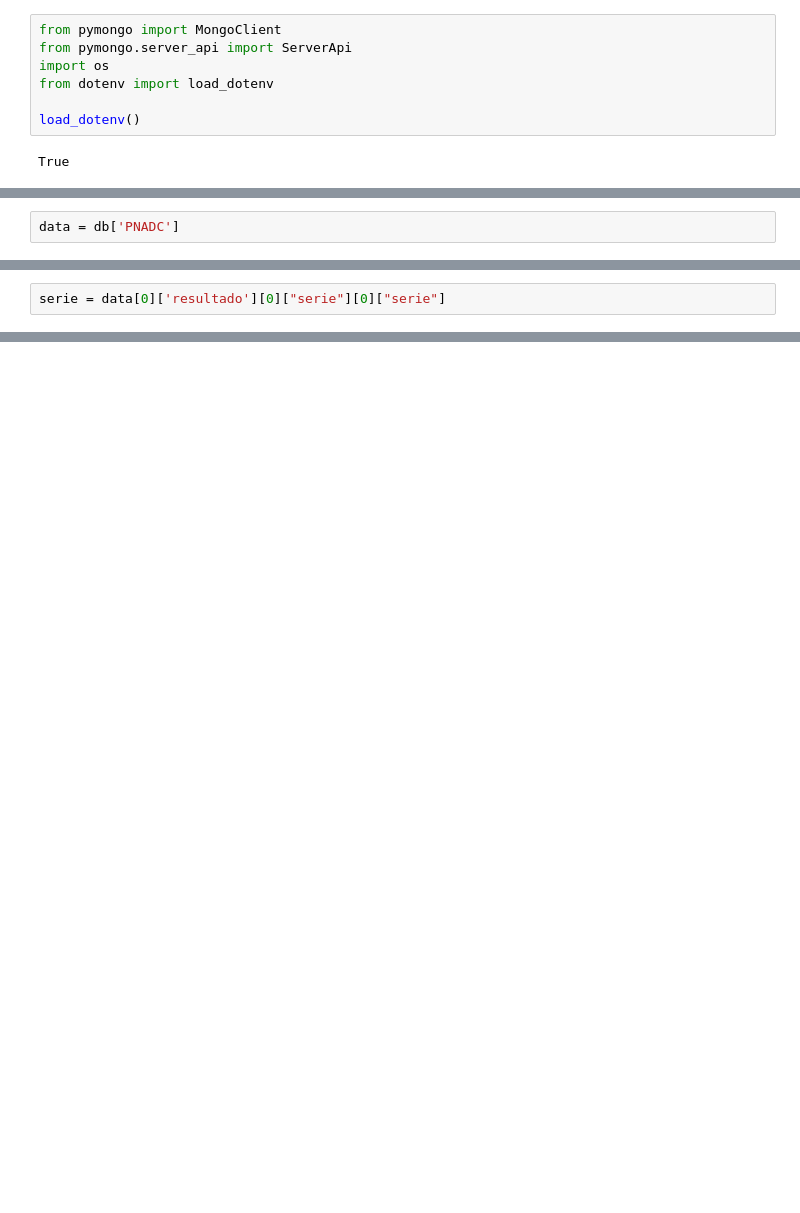
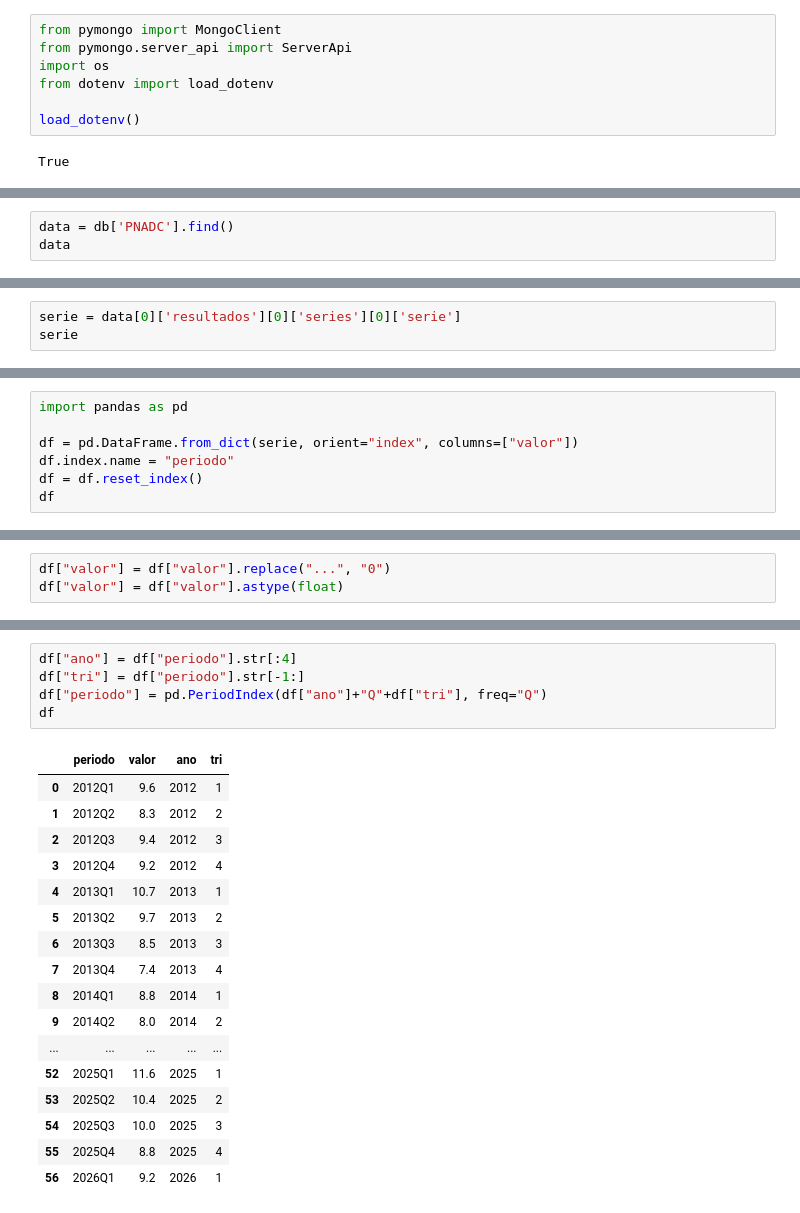
Before and after one commit to George-Gabryel/ProjEngDados202602-BD, a Jupyter notebook: transform.ipynb, the cells around one changed output, grey strips where cells are left out. Saved outputs shown, nothing was run; the diff lists cells and outputs as text; blank space fills up the shorter version.

```diff
--- a/transform.ipynb
+++ b/transform.ipynb
@@ -20,2 +20,3 @@ Database(MongoClient(host=['localhost:27017'], document_class=dict, tz_aware=Fal
 # %%
-data = db['PNADC']
+data = db['PNADC'].find()
+data
@@ -22,2 +25,3 @@ data = db['PNADC']
 # %%
-serie = data[0]['resultado'][0]["serie"][0]["serie"]
+serie = data[0]['resultados'][0]['series'][0]['serie']
+serie
@@ -31,0 +46,7 @@ df = pd.DataFrame.from_dict(serie, orient='idenx', colums = )
+# %%
+import pandas as pd
+
+df = pd.DataFrame.from_dict(serie, orient="index", columns=["valor"])
+df.index.name = "periodo"
+df = df.reset_index()
+df
@@ -31,0 +80,3 @@ df = pd.DataFrame.from_dict(serie, orient='idenx', colums = )
+# %%
+df["valor"] = df["valor"].replace("...", "0")
+df["valor"] = df["valor"].astype(float)
@@ -31,0 +95,23 @@ df = pd.DataFrame.from_dict(serie, orient='idenx', colums = )
+# %%
+df["ano"] = df["periodo"].str[:4]
+df["tri"] = df["periodo"].str[-1:]
+df["periodo"] = pd.PeriodIndex(df["ano"]+"Q"+df["tri"], freq="Q")
+df
+# %% [output]
+|  | periodo | valor | ano | tri |
+| 0 | 2012Q1 | 9.6 | 2012 | 1 |
+| 1 | 2012Q2 | 8.3 | 2012 | 2 |
+| 2 | 2012Q3 | 9.4 | 2012 | 3 |
+| 3 | 2012Q4 | 9.2 | 2012 | 4 |
+| 4 | 2013Q1 | 10.7 | 2013 | 1 |
+| 5 | 2013Q2 | 9.7 | 2013 | 2 |
+| 6 | 2013Q3 | 8.5 | 2013 | 3 |
+| 7 | 2013Q4 | 7.4 | 2013 | 4 |
+| 8 | 2014Q1 | 8.8 | 2014 | 1 |
+| 9 | 2014Q2 | 8.0 | 2014 | 2 |
+| ... | ... | ... | ... | ... |
+| 52 | 2025Q1 | 11.6 | 2025 | 1 |
+| 53 | 2025Q2 | 10.4 | 2025 | 2 |
+| 54 | 2025Q3 | 10.0 | 2025 | 3 |
+| 55 | 2025Q4 | 8.8 | 2025 | 4 |
+| 56 | 2026Q1 | 9.2 | 2026 | 1 |
```
Also changed, not shown: parts of 11 cells of this notebook, 5 other files.
